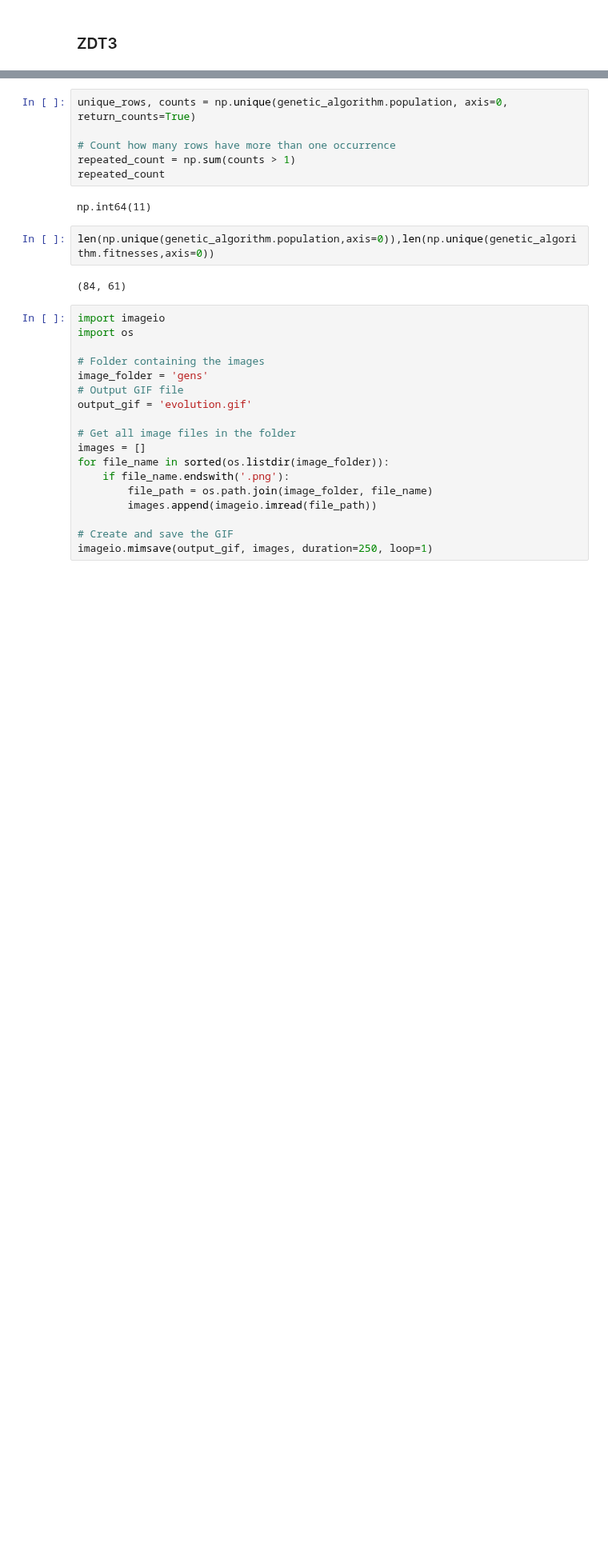
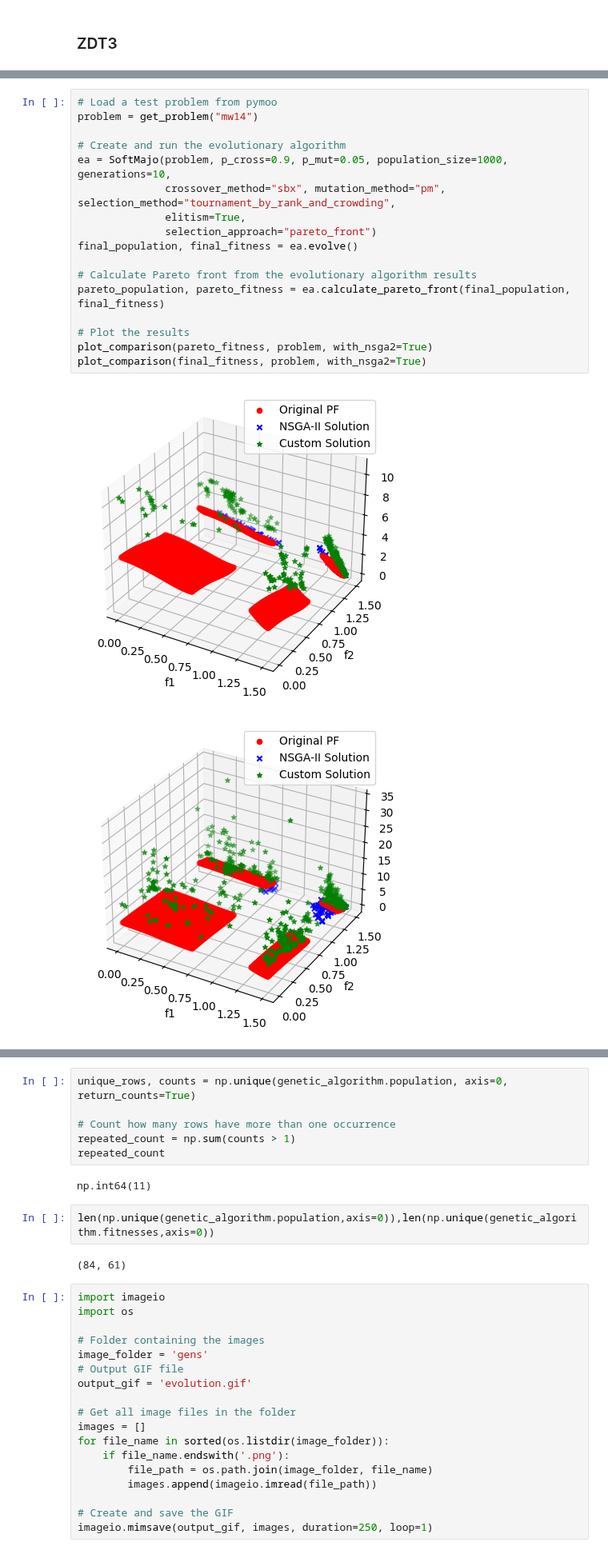
Before and after one commit to pintamonas4575/BIOCOMP-project-MAADM-UPM, a Jupyter notebook: MOO-ZDT1.ipynb, the cells around one changed output, grey strips where cells are left out. Shown at 80% size. Saved outputs shown, nothing was run; the diff lists cells and outputs as text; blank space fills up the shorter version.

```diff
--- a/MOO-ZDT1.ipynb
+++ b/MOO-ZDT1.ipynb
@@ -549,0 +633,20 @@ Animation saved to zdt3_pareto_front.gif
+# %%
+# Load a test problem from pymoo
+problem = get_problem("mw14")
+
+# Create and run the evolutionary algorithm
+ea = SoftMajo(problem, p_cross=0.9, p_mut=0.05, population_size=1000, generations=10,
+              crossover_method="sbx", mutation_method="pm", selection_method="tournament_by_rank_and_crowding",
+              elitism=True,
+              selection_approach="pareto_front")
+final_population, final_fitness = ea.evolve()
+
+# Calculate Pareto front from the evolutionary algorithm results
+pareto_population, pareto_fitness = ea.calculate_pareto_front(final_population, final_fitness)
+
+# Plot the results
+plot_comparison(pareto_fitness, problem, with_nsga2=True)
+plot_comparison(final_fitness, problem, with_nsga2=True)
+# %% [output]
+[figure, added]
+[figure, added]
```
Also changed, not shown: parts of 15 cells of this notebook, 5 other files.
